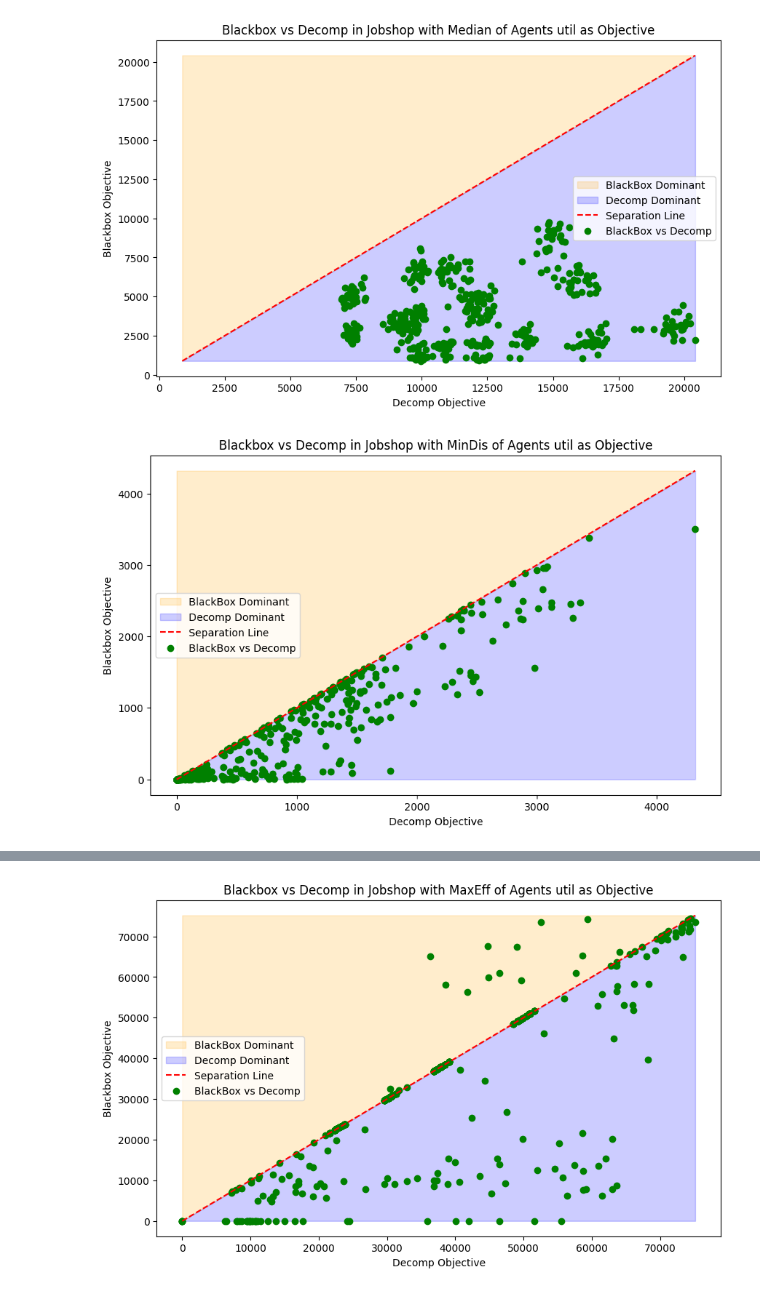
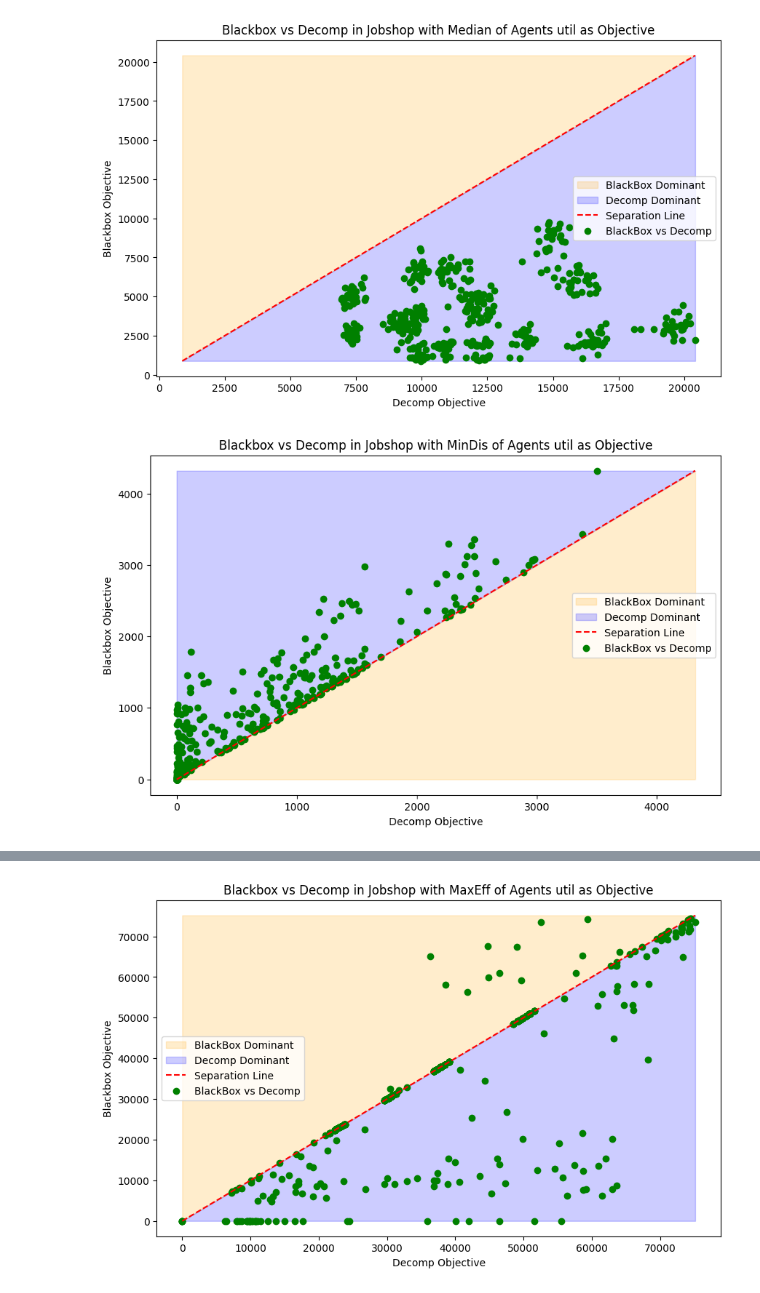
Before and after one commit to kieronqtran/minizinc_blackbox_examples, a Jupyter notebook: gini/analysising_results.ipynb, the cells around one changed output, grey strips where cells are left out. Saved outputs shown, nothing was run; the diff lists cells and outputs as text; code cells hidden in the pictures.

Commit message:
Update the chart for jobshop

```diff
--- a/gini/analysising_results.ipynb
+++ b/gini/analysising_results.ipynb
@@ -58,18 +44,21 @@ is_maxeff = statistics['case'] == 'maxeff'
 # %%
-def plot_blackbox_vs_decomp_scatter(bb_objective_scores: pd.DataFrame, decomp_objective_scores: pd.DataFrame, title: str):
+def plot_blackbox_vs_decomp_scatter(bb_objective_scores: pd.DataFrame, decomp_objective_scores: pd.DataFrame, title: str, maximum: bool = True):
     plt.figure(figsize=(10,6))
     x_min = min(bb_objective_scores.min(), decomp_objective_scores.min())
     x_max = max(bb_objective_scores.max(), decomp_objective_scores.max())
     x_vals = np.linspace(x_min, x_max, 100)
-    plt.fill_between(x_vals, x_vals, [x_max]*len(x_vals), color='orange', alpha=0.2, label='BlackBox Dominant')
-    plt.fill_between(x_vals, [x_min]*len(x_vals), x_vals, color='blue', alpha=0.2, label='Decomp Dominant')
+    bb_y1, bb_y2 = (x_vals, [x_max]*len(x_vals)) if maximum else ([x_min]*len(x_vals), x_vals)
+    plt.fill_between(x_vals, bb_y1, bb_y2, color='orange', alpha=0.2, label='BlackBox Dominant')
+    decomp_y1, decomp_y2 = ([x_min]*len(x_vals), x_vals) if maximum else (x_vals, [x_max]*len(x_vals))
+    plt.fill_between(x_vals, decomp_y1, decomp_y2, color='blue', alpha=0.2, label='Decomp Dominant')
     plt.plot(x_vals, x_vals, color='red', linestyle='--', label='Separation Line')
+    bb_objective_scores, decomp_objective_scores = (bb_objective_scores, decomp_objective_scores) if maximum else (decomp_objective_scores, bb_objective_scores)
     plt.scatter(bb_objective_scores, decomp_objective_scores, color='green', marker='o', label='BlackBox vs Decomp')
     plt.ylabel('Blackbox Objective')
     plt.xlabel('Decomp Objective')
     plt.title(title)
     plt.legend()
-    plt.show()
+    # plt.show()
 # %%
 r = statistics[is_median][['data_file', 'objective', 'type']].copy()
 r['objective'] = r['objective'].fillna(value=-1).astype(int)
@@ -86,9 +76,10 @@ plot_blackbox_vs_decomp_scatter(mindis['objective_bb'], mindis['objective_decomp
 # %%
 r = statistics[is_mindis][['data_file', 'objective', 'type']].copy()
 r['objective'] = r['objective'].fillna(value=-1).astype(int)
 blackbox_data = r[r['type'] == 'bb']
 decomp_data = r[r['type'] == 'decomp']
 mindis = pd.merge(left=blackbox_data, right=decomp_data, suffixes=('_bb', '_decomp'), on='data_file')
-plot_blackbox_vs_decomp_scatter(mindis['objective_bb'], mindis['objective_decomp'], 'Blackbox vs Decomp in Jobshop with MinDis of Agents util as Objective')
+plot_blackbox_vs_decomp_scatter(mindis['objective_bb'], mindis['objective_decomp'], 'Blackbox vs Decomp in Jobshop with MinDis of Agents util as Objective', maximum=False)
+plt.savefig('blackbox_vs_decomp_in_jobshop_with_mindis_of_agents_util_as_objective.svg')
 # %% [output]
-[figure, old version]
+[figure, new version]
```
Also changed, not shown: parts of 4 cells of this notebook.
